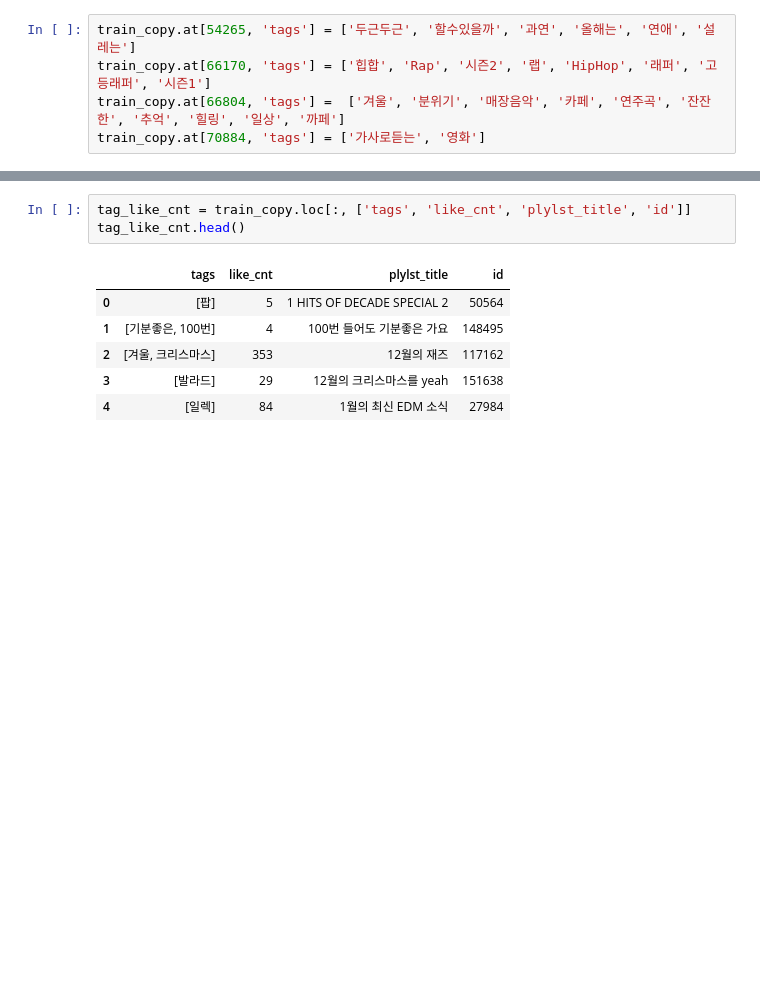
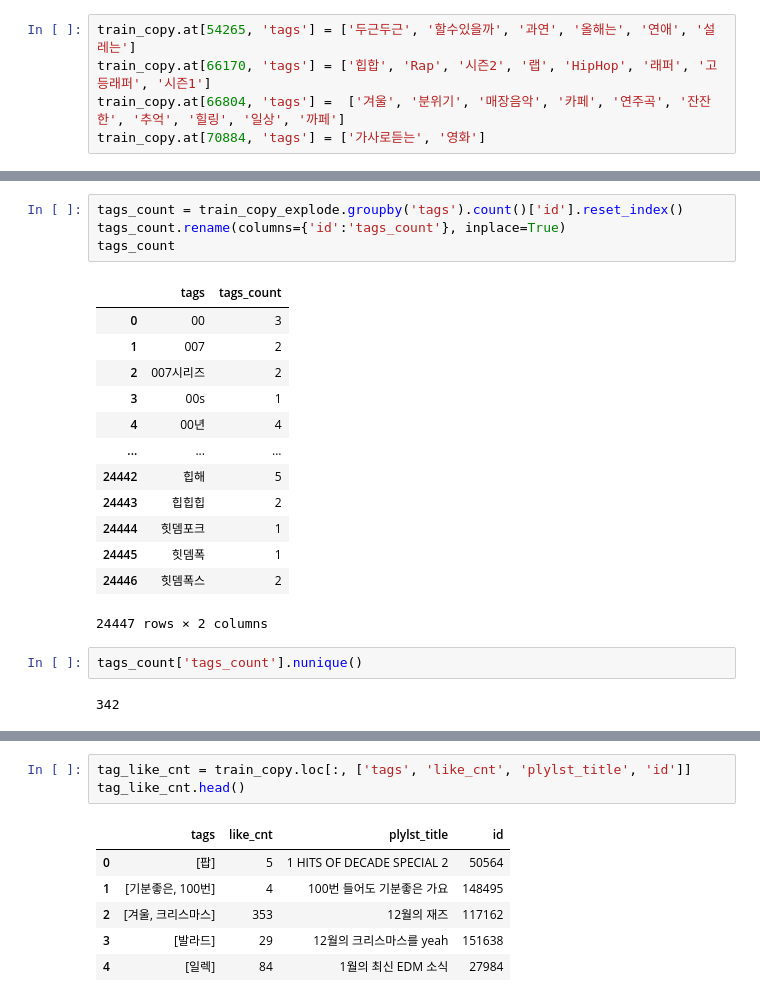
Before and after one commit to pulpo125/AIPlayer_Pling, a Jupyter notebook: 전처리_KNN_tag.ipynb, the cells around one changed output, grey strips where cells are left out. Cells and saved outputs as stored; diff of their text form; blank space fills up the shorter version.

```diff
--- a/전처리_KNN_tag.ipynb
+++ b/전처리_KNN_tag.ipynb
@@ -106,0 +145,22 @@ train_copy[train_copy['id'].isin(ply_id_del)]
+# %%
+tags_count = train_copy_explode.groupby('tags').count()['id'].reset_index()
+tags_count.rename(columns={'id':'tags_count'}, inplace=True)
+tags_count
+# %% [output]
+|  | tags | tags_count |
+| 0 | 00 | 3 |
+| 1 | 007 | 2 |
+| 2 | 007시리즈 | 2 |
+| 3 | 00s | 1 |
+| 4 | 00년 | 4 |
+| ... | ... | ... |
+| 24442 | 힙해 | 5 |
+| 24443 | 힙힙힙 | 2 |
+| 24444 | 힛뎀포크 | 1 |
+| 24445 | 힛뎀폭 | 1 |
+| 24446 | 힛뎀폭스 | 2 |
+24447 rows × 2 columns
+# %%
+tags_count['tags_count'].nunique()
+# %% [output]
+342
```
Also changed, not shown: parts of 23 cells of this notebook.
